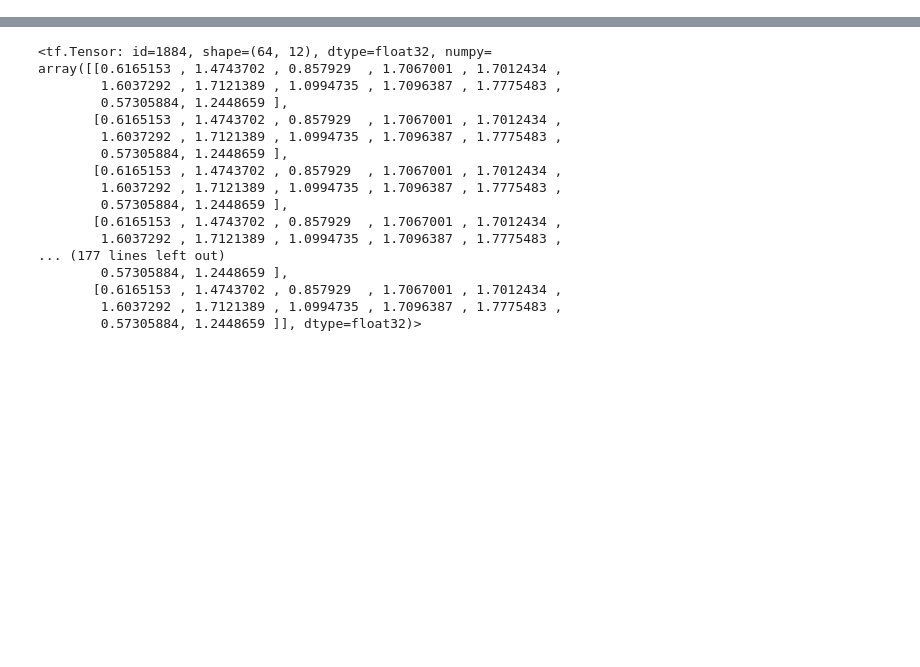
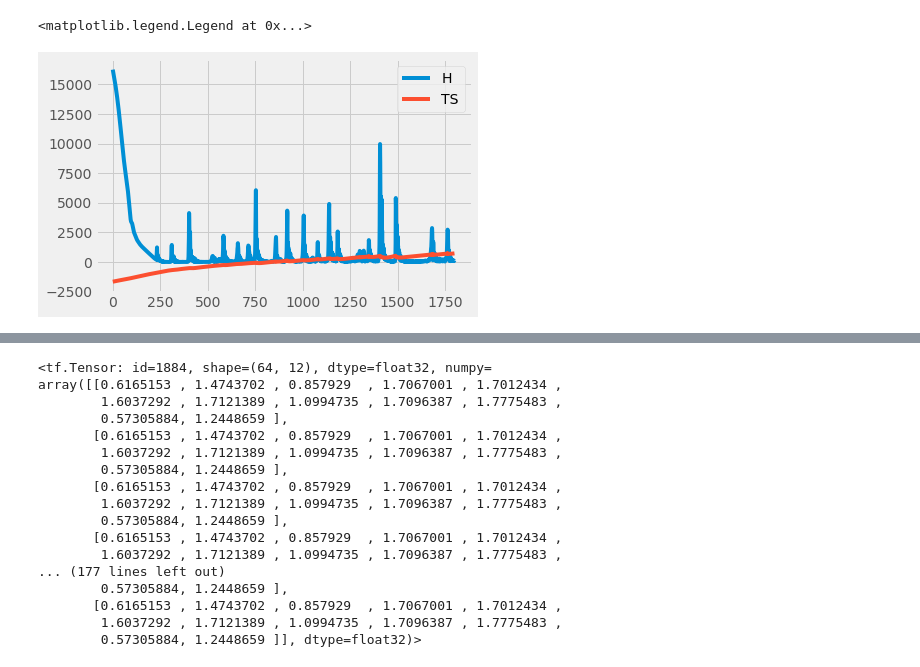
Before and after one commit to choderalab/gimlet, a Jupyter notebook: lime/scripts/graph_boltzmann_generator/plot_3d.ipynb, the cells around one changed output, grey strips where cells are left out. Drawn from its saved outputs; the diff is of its cells as text; code cells hidden in the pictures; blank space fills up the shorter version.

```diff
--- a/lime/scripts/graph_boltzmann_generator/plot_3d.ipynb
+++ b/lime/scripts/graph_boltzmann_generator/plot_3d.ipynb
@@ -12,3 +44,13 @@ mol = gin.deterministic.hydrogen.add_hydrogen(mol)
+# %%
+h = np.load('h.npy')
+ts = np.load('ts.npy')
+# %%
+plt.plot(h[100:], label='H')
+plt.plot(ts[100:], label='TS')
+plt.legend()
+# %% [output]
+<matplotlib.legend.Legend at 0x...>
+[figure, added]
 # %%
 import matplotlib.pyplot as plt
 from mpl_toolkits.mplot3d import Axes3D
```
Also changed, not shown: parts of 14 cells of this notebook, 6 other files.
